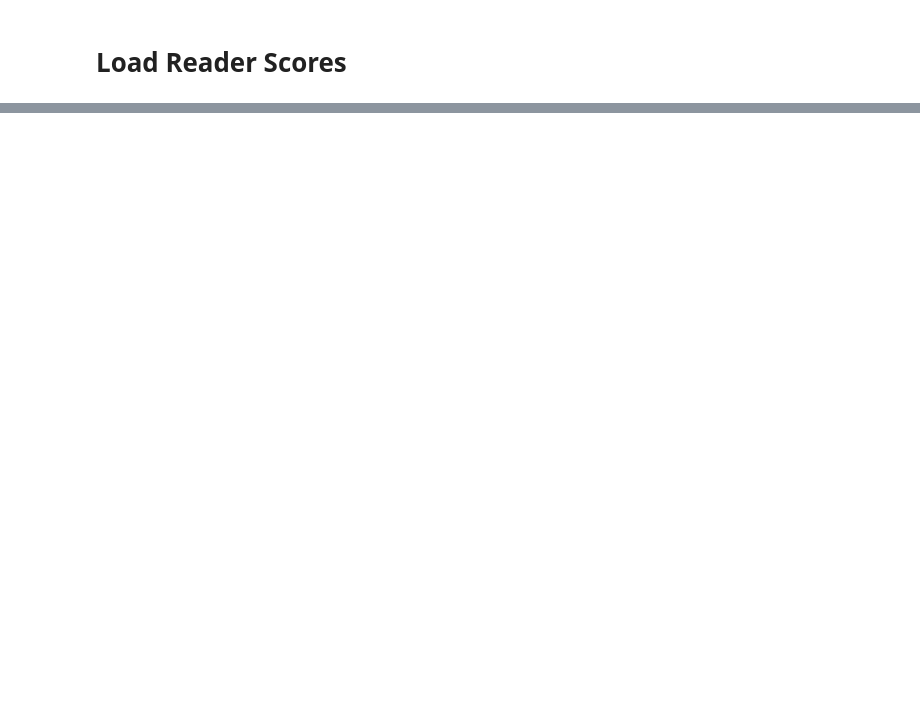
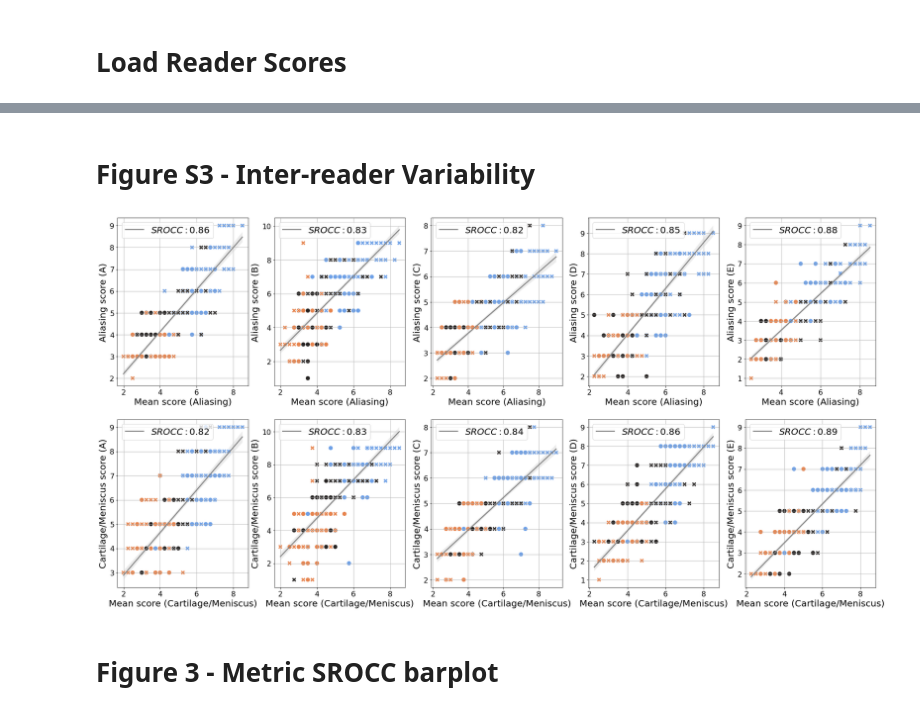
Before and after one commit to StanfordMIMI/deep-feature-mr-recon, a Jupyter notebook: ReaderStudy_vs_Metrics.ipynb, the cells around one changed output, grey strips where cells are left out. Cells and saved outputs as stored; diff of their text form; code cells hidden in the pictures; blank space fills up the shorter version.

```diff
--- a/ReaderStudy_vs_Metrics.ipynb
+++ b/ReaderStudy_vs_Metrics.ipynb
@@ -93,0 +110,2 @@ for handle in legend.legendHandles:
+# %% [markdown]
+# Figure S3 - Inter-reader Variability
@@ -93,0 +148,29 @@ for handle in legend.legendHandles:
+# %%
+palette =sns.diverging_palette(250, 30, l=65, center="dark", as_cmap=True)
+
+fig, axes = plt.subplots(2, 5, figsize=(30,15))
+axes = axes.ravel()
+
+readers = ['A', 'B', 'C', 'D', 'E']
+metrics = ['Aliasing', 'Cartilage/Meniscus']
+i = 0
+
+for metric in metrics:
+    for j,reader in enumerate(readers):
+        x_val = '%s_Mean'%(metric)
+        y_val = metric
+        df_temp = rs_df[rs_df['Reader']==reader]
+        srocc = compute_srocc(df_temp[x_val], df_temp[y_val])
+
+        sns.regplot(data=df_temp, x=x_val, y=y_val, scatter=False, color = 'grey', ci = 95, ax=axes[i])
+        sns.scatterplot(x=x_val, y=y_val, data = df_temp, s= 100, ax=axes[i], hue = 'Acceleration', style = 'Method', legend=False, palette = palette);
+
+        axes[i].set_ylabel('%s score (%s)'%(metric,readers[j]), fontsize=20);
+        axes[i].set_xlabel('Mean score (%s)'%metric, fontsize=20);
+        axes[i].legend([ r'$SROCC:{0:.2f}$'.format(np.abs(srocc))], fontsize=20)
+        axes[i].grid()
+        i+=1
+# %% [output]
+[figure, added]
+# %% [markdown]
+# Figure 3 - Metric SROCC barplot
```
Also changed, not shown: parts of 23 cells of this notebook.
